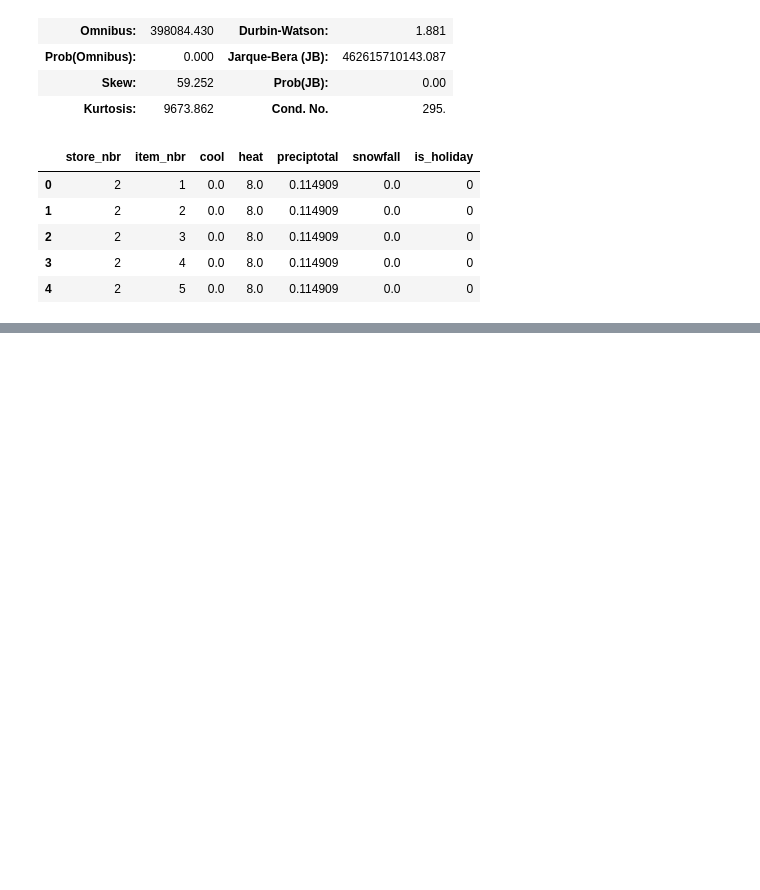
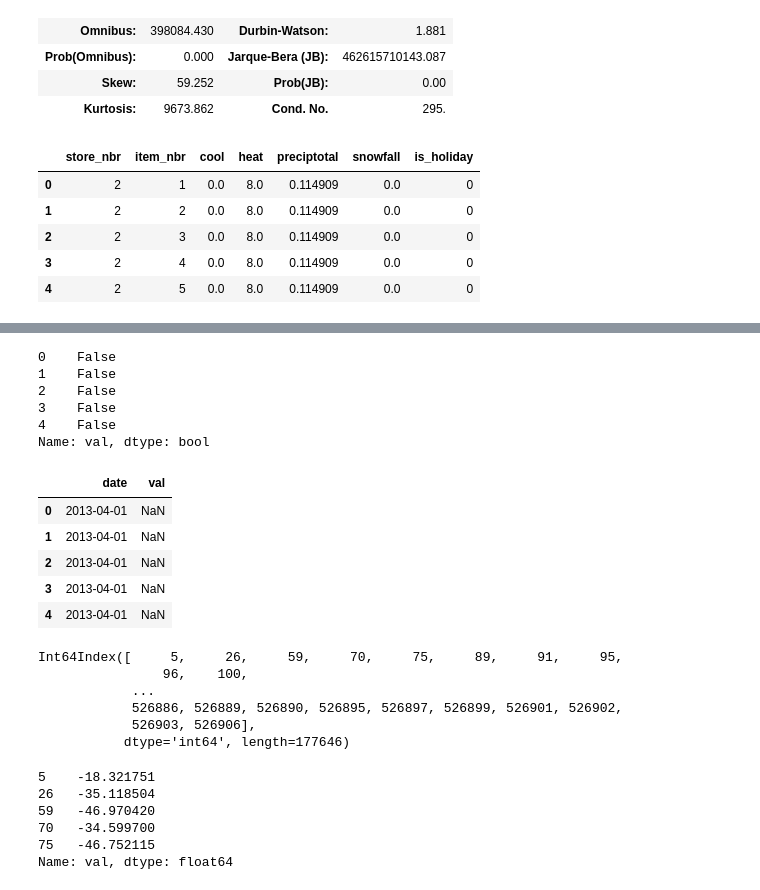
Before and after one commit to lucaseo/dss7-walmart-project, a Jupyter notebook: jw/24_test.ipynb, the cells around one changed output, grey strips where cells are left out. Drawn from its saved outputs; the diff is of its cells as text; code cells hidden in the pictures; blank space fills up the shorter version.

```diff
--- a/jw/24_test.ipynb
+++ b/jw/24_test.ipynb
@@ -124,6 +124,10 @@ def to_formula(data):
     return tmp
 # %%
 tmp = to_formula(data)
+# %%
+date = tmp['date']
+store_nbr = tmp['store_nbr']
+item_nbr = tmp['item_nbr']
 # %%
 X = tmp.loc[:, ['store_nbr', 'item_nbr', 'cool', 'heat', 'preciptotal','snowfall', 'is_holiday']]
 # %%
@@ -154,0 +144,2 @@ aa.sort()
+# %%
+res = pd.DataFrame(columns=['date','val'])
@@ -154,0 +149,10 @@ aa.sort()
+# %%
+index = res['val']<0
+index.head()
+# %% [output]
+0    False
+1    False
+2    False
+3    False
+4    False
+Name: val, dtype: bool
@@ -154,0 +161,9 @@ aa.sort()
+# %%
+tt.head()
+# %% [output]
+|  | date | val |
+| 0 | 2013-04-01 | NaN |
+| 1 | 2013-04-01 | NaN |
+| 2 | 2013-04-01 | NaN |
+| 3 | 2013-04-01 | NaN |
+| 4 | 2013-04-01 | NaN |
@@ -154,0 +172,18 @@ aa.sort()
+# %%
+tt.index
+# %% [output]
+Int64Index([     5,     26,     59,     70,     75,     89,     91,     95,
+                96,    100,
+            ...
+            526886, 526889, 526890, 526895, 526897, 526899, 526901, 526902,
+            526903, 526906],
+           dtype='int64', length=177646)
+# %%
+res.loc[tt.index,'val'].head()
+# %% [output]
+5    -18.321751
+26   -35.118504
+59   -46.970420
+70   -34.599700
+75   -46.752115
+Name: val, dtype: float64
```
Also changed, not shown: parts of 17 cells of this notebook, 8 other files.
